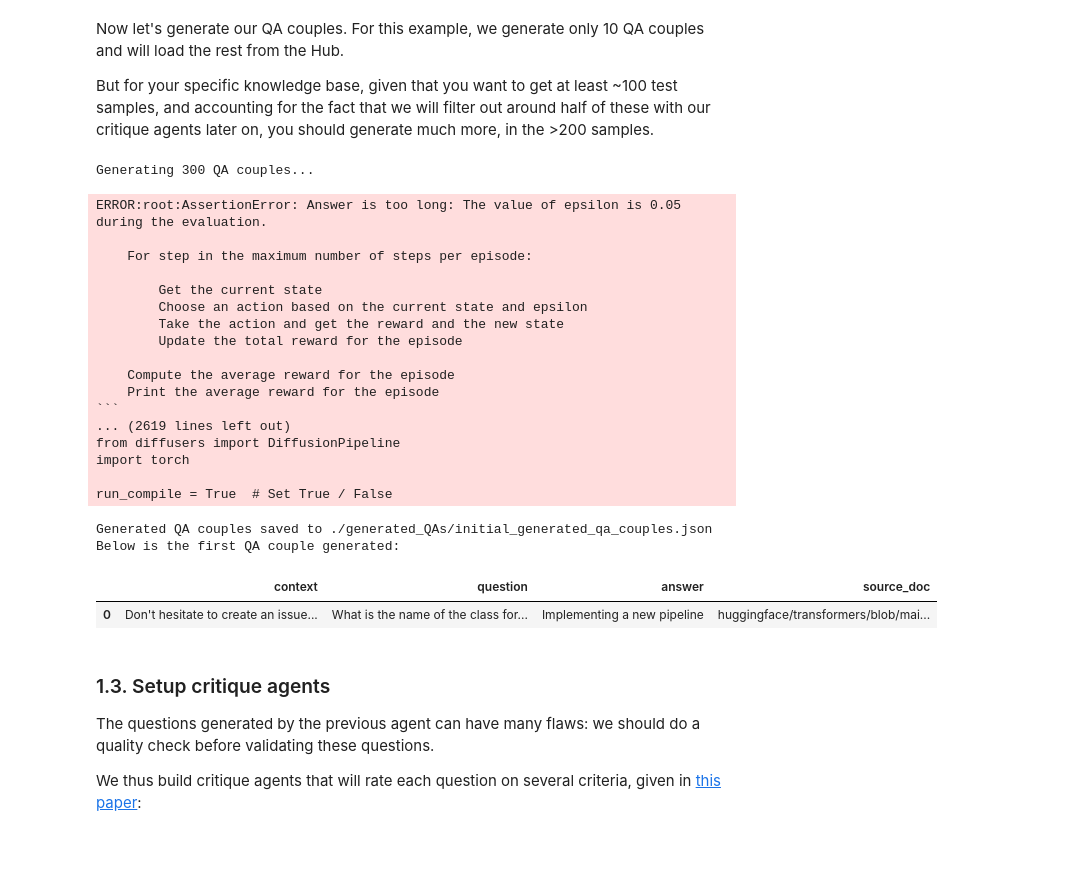
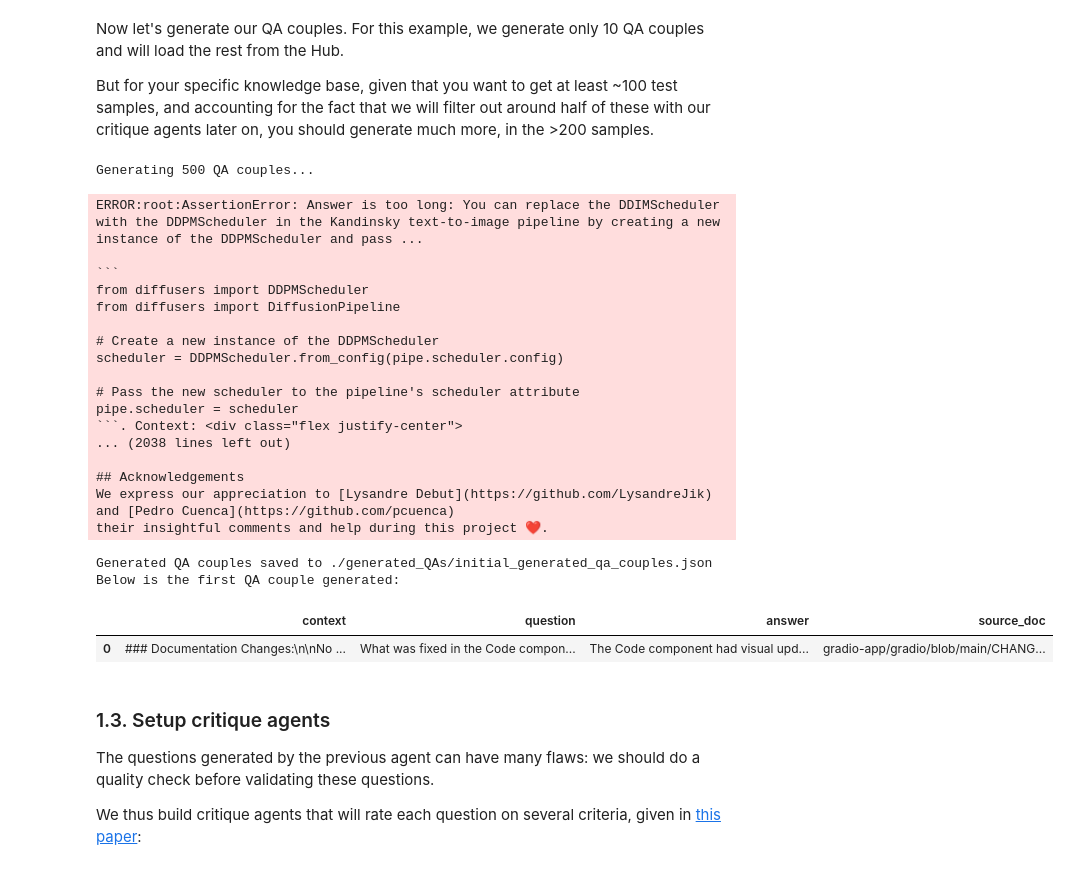
Before and after one commit to AwkwaBear/RAG-model-ee693b, a Jupyter notebook: refactor.ipynb, the cells around one changed output. Drawn from its saved outputs; the diff is of its cells as text; code cells hidden in the pictures.

Commit message:
added generated and filtered 149 QA couples

````diff
--- a/refactor.ipynb
+++ b/refactor.ipynb
@@ -260,7 +260,7 @@ But for your specific knowledge base, given that you want to get at least ~100 t
 # %%
 import random
 
-N_GENERATIONS = 300 # We intentionally generate only 10 QA couples here for cost and time considerations
+N_GENERATIONS = 500 # We intentionally generate only 10 QA couples here for cost and time considerations
 
 # Save outputs to a JSON file
 QA_initial_couples_path = './generated_QAs/initial_generated_qa_couples.json'
@@ -305,48 +305,48 @@ def generate_initial_QA():
     return QA_initial_outputs
 
 
 
 # Check if the dataset file exists
 if os.path.exists(QA_initial_couples_path) and os.path.getsize(QA_initial_couples_path) > 0:
     try:
         with open(QA_initial_couples_path, "r", encoding="utf-8") as f:
             QA_initial_outputs = json.load(f)
             print(f"Successfully LOADED {len(QA_initial_outputs)} QA couples")
     except (json.JSONDecodeError, OSError) as e:
         print(f"Error loading JSON file: {e}. Recreating dataset.")
         QA_initial_outputs = generate_initial_QA()
 else:
     QA_initial_outputs = generate_initial_QA()
 
 
 
 
 # Display the first QA couple to check the format
 print(f"Below is the first QA couple generated:")
 display(pd.DataFrame(QA_initial_outputs).head(1))
 # %% [output]
-Generating 300 QA couples...
+Generating 500 QA couples...
-ERROR:root:AssertionError: Answer is too long: The value of epsilon is 0.05 during the evaluation.
+ERROR:root:AssertionError: Answer is too long: You can replace the DDIMScheduler with the DDPMScheduler in the Kandinsky text-to-image pipeline by creating a new instance of the DDPMScheduler and pass ...
 
-    For step in the maximum number of steps per episode:
+```
+from diffusers import DDPMScheduler
+from diffusers import DiffusionPipeline
 
-        Get the current state
-        Choose an action based on the current state and epsilon
-        Take the action and get the reward and the new state
-        Update the total reward for the episode
+# Create a new instance of the DDPMScheduler
+scheduler = DDPMScheduler.from_config(pipe.scheduler.config)
 
-    Compute the average reward for the episode
-    Print the average reward for the episode
-```
-... (2619 lines left out)
-from diffusers import DiffusionPipeline
-import torch
+# Pass the new scheduler to the pipeline's scheduler attribute
+pipe.scheduler = scheduler
+```. Context: <div class="flex justify-center">
+... (2038 lines left out)
 
-run_compile = True  # Set True / False
+## Acknowledgements
+We express our appreciation to [Lysandre Debut](https://github.com/LysandreJik) and [Pedro Cuenca](https://github.com/pcuenca)
+their insightful comments and help during this project ❤️.
 Generated QA couples saved to ./generated_QAs/initial_generated_qa_couples.json
 Below is the first QA couple generated:
 |  | context | question | answer | source_doc |
-| 0 | Don't hesitate to create an issue... | What is the name of the class for... | Implementing a new pipeline | huggingface/transformers/blob/mai... |
+| 0 | ### Documentation Changes:\n\nNo ... | What was fixed in the Code compon... | The Code component had visual upd... | gradio-app/gradio/blob/main/CHANG... |
 # %% [markdown]
 ### 1.3. Setup critique agents
 
````
Also changed, not shown: parts of 3 cells of this notebook, 3 other files.
